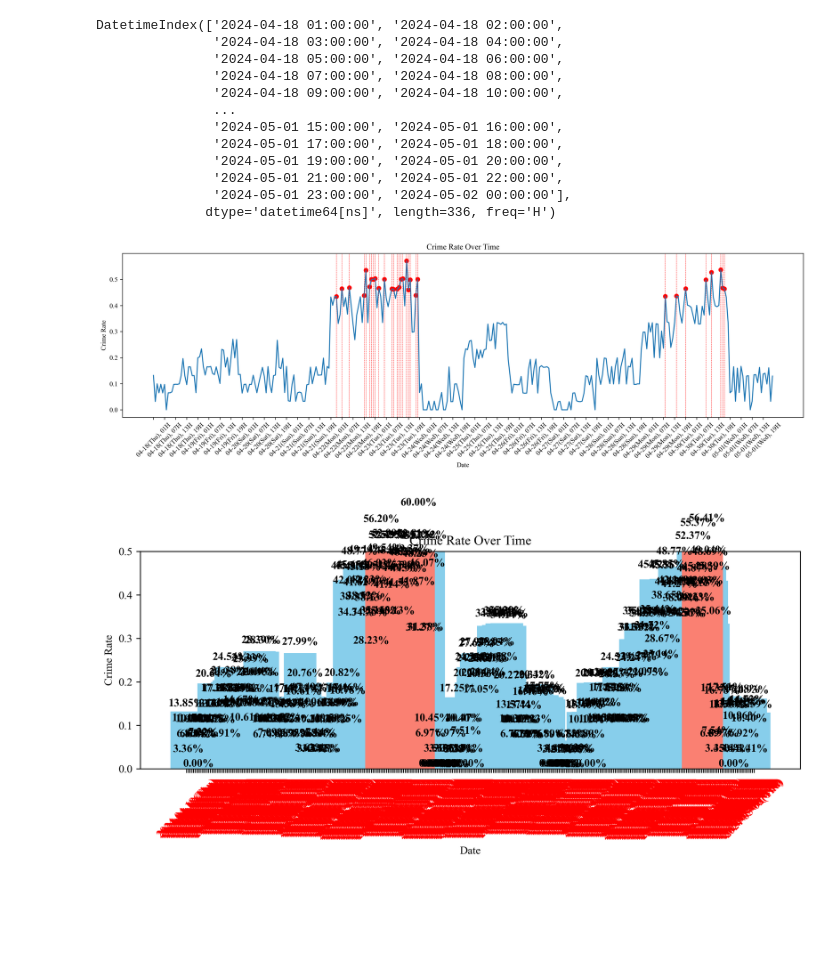
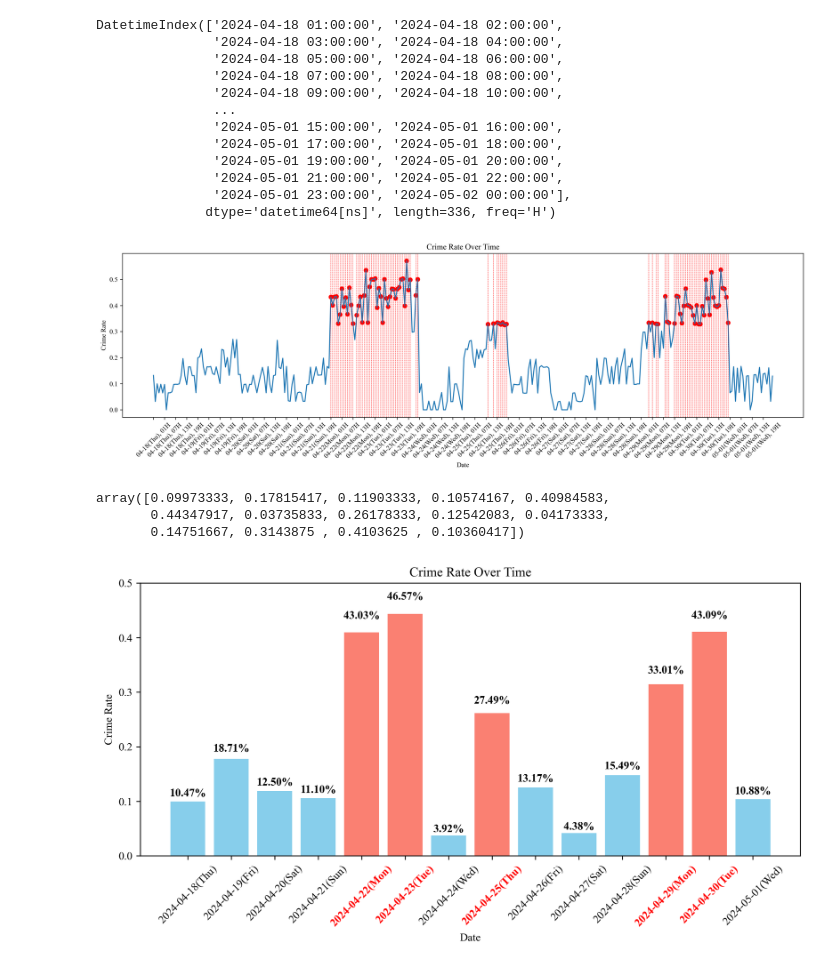
Before and after one commit to quantwav/Project-dsff, a Jupyter notebook: 00_Predict_Day_&_Hour.ipynb, the cells around one changed output. Drawn from its saved outputs; the diff is of its cells as text; code cells hidden in the pictures; blank space fills up the shorter version.

```diff
--- a/00_Predict_Day_&_Hour.ipynb
+++ b/00_Predict_Day_&_Hour.ipynb
@@ -360,7 +360,7 @@ plt.xticks(date_range2)
 
 plt.gca().xaxis.set_major_formatter(mdates.DateFormatter('%m-%d(%a), %HH'))
 
-top_30_idx = np.argsort(probabilities_rounded[:, 1])[-30:]  # 获取最高的30个索引
+top_30_idx = np.argsort(probabilities_rounded[:, 1])[-90:]  # 获取最高的30个索引
 plt.scatter(date_range[top_30_idx], probabilities_rounded[top_30_idx, 1], color='red')  # 红色标记这些点
 # 标红犯罪率最高的日期
 for date in date_range[top_30_idx]:
@@ -371,7 +371,15 @@ for date in date_range[top_30_idx]:
 plt.tight_layout()
 plt.show()
 # %% [output]
-[figure, old version]
+[figure, new version]
+# %%
+reshaped_data = probabilities_rounded[:,1].reshape(-1, 24)
+averages = reshaped_data.mean(axis=1)
+averages
+# %% [output]
+array([0.09973333, 0.17815417, 0.11903333, 0.10574167, 0.40984583,
+       0.44347917, 0.03735833, 0.26178333, 0.12542083, 0.04173333,
+       0.14751667, 0.3143875 , 0.4103625 , 0.10360417])
 # %%
 import pandas as pd
 import matplotlib.pyplot as plt
@@ -383,10 +391,10 @@ mpl.rc('font', family='Times New Roman')
 plt.rcParams['figure.dpi'] = 300
 
 # Define the crime rates
-crime_rates = list(probabilities_rounded[:,1])
+crime_rates = list(averages)
 
 # Define the date range
-date_range = pd.date_range(start='2024-04-18 01:00:00', end='2024-05-02', freq='H')
+date_range = pd.date_range(start='2024-04-18', end='2024-05-01')
 
 # Create a DataFrame with date index
 df = pd.DataFrame({'Date': date_range, 'Crime Rate': crime_rates})
@@ -404,31 +412,31 @@ for bar in bars:
     height = bar.get_height() * 1.05
     plt.text(bar.get_x() + bar.get_width() / 2, height, '{:.2%}'.format(height),
              ha='center', va='bottom', color='black', fontsize=10, weight='bold')
 
 
 plt.bar(df.index, df['Crime Rate'], color='skyblue')
 plt.bar(top_crimes.index, top_crimes['Crime Rate'], color='salmon')  # Highlighting top crimes with a different color
 plt.title('Crime Rate Over Time')
 plt.xlabel('Date')
 plt.ylabel('Crime Rate')
 plt.xticks(rotation=45)
 
 plt.xticks(df.index)
 plt.ylim(0,0.50)
 
 for tick in plt.gca().get_xticklabels():
     if tick.get_text() in top_crimes.index:
         tick.set_color('red')
         tick.set_fontproperties(FontProperties(weight='bold'))
 
 
 # Add day of the week to x-axis ticks
 plt.gca().xaxis.set_major_formatter(mdates.DateFormatter('%Y-%m-%d(%a)'))
 
 
 
 
 plt.tight_layout()
 plt.show()
 # %% [output]
-[figure, old version]
+[figure, new version]
```
